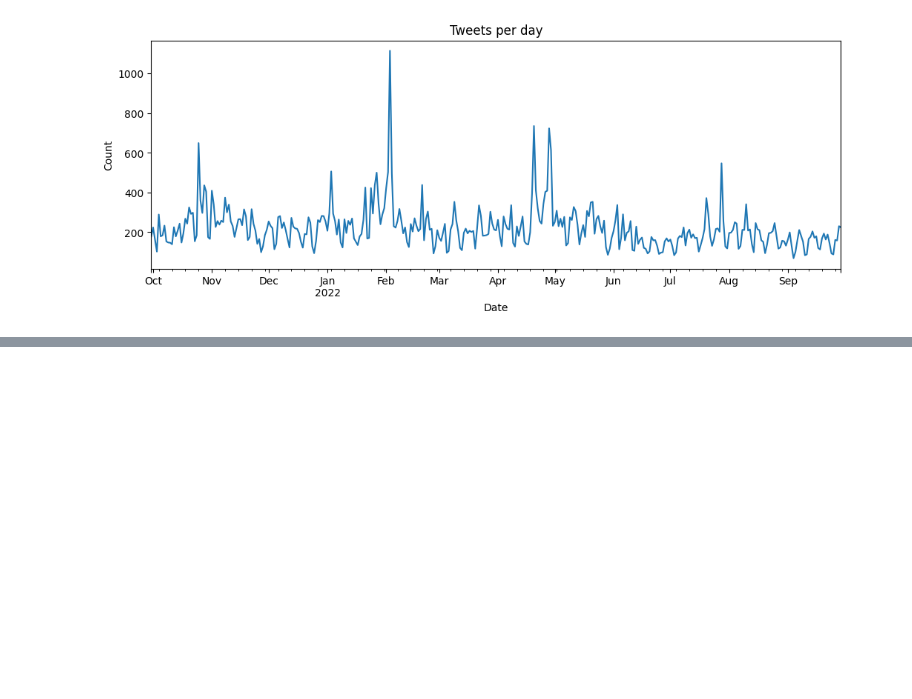
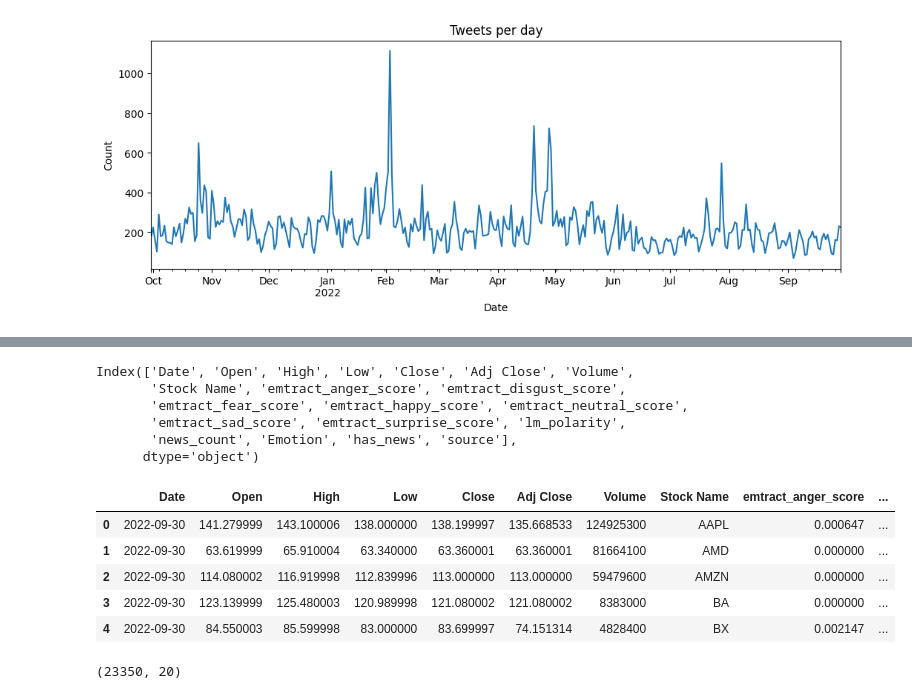
Before and after one commit to Abhinav0909/Stock-Prediction-using-Contrastive-Learning, a Jupyter notebook: Stock Prediction.ipynb, the cells around one changed output, grey strips where cells are left out. Drawn from its saved outputs; the diff is of its cells as text; code cells hidden in the pictures; blank space fills up the shorter version.

```diff
--- a/Stock Prediction.ipynb
+++ b/Stock Prediction.ipynb
@@ -1963,0 +1317,4 @@ Best Baseline Val Accuracy: 0.5526 at epoch 4
+# %%
+df_all.columns = df_all.columns.str.title()
+
+df_all.head()
@@ -1963,0 +1498,13 @@ Best Baseline Val Accuracy: 0.5526 at epoch 4
+# %%
+!pip install pysentiment2 -q
+import pysentiment2 as ps
+lm = ps.LM()
+
+def lm_score(text):
+    if not isinstance(text, str) or not text.strip():
+        return 0.0
+    tokens = lm.tokenize(text)
+    score = lm.get_score(tokens)
+    return score['Polarity']
+
+df_all['lm_polarity'] = df_all['Tweet_Transformed'].apply(lm_score)
@@ -1963,0 +1513,4 @@ Best Baseline Val Accuracy: 0.5526 at epoch 4
+# %%
+# Convert date column into standardized form
+df_all['Date'] = pd.to_datetime(df_all['Date'], utc=True).dt.tz_localize(None).dt.normalize()
+df_all['Stock Name'] = df_all['Stock Name'].astype('string').str.upper()
@@ -1963,0 +1616,22 @@ Best Baseline Val Accuracy: 0.5526 at epoch 4
+# %%
+merged_df1.columns
+# %% [output]
+Index(['Date', 'Open', 'High', 'Low', 'Close', 'Adj Close', 'Volume',
+       'Stock Name', 'emtract_anger_score', 'emtract_disgust_score',
+       'emtract_fear_score', 'emtract_happy_score', 'emtract_neutral_score',
+       'emtract_sad_score', 'emtract_surprise_score', 'lm_polarity',
+       'news_count', 'Emotion', 'has_news', 'source'],
+      dtype='object')
+# %%
+merged_df1.head()
+# %% [output]
+|  | Date | Open | High | Low | Close | Adj Close | Volume | Stock Name | emtract_anger_score | ... |
+| 0 | 2022-09-30 | 141.279999 | 143.100006 | 138.000000 | 138.199997 | 135.668533 | 124925300 | AAPL | 0.000647 | ... |
+| 1 | 2022-09-30 | 63.619999 | 65.910004 | 63.340000 | 63.360001 | 63.360001 | 81664100 | AMD | 0.000000 | ... |
+| 2 | 2022-09-30 | 114.080002 | 116.919998 | 112.839996 | 113.000000 | 113.000000 | 59479600 | AMZN | 0.000000 | ... |
+| 3 | 2022-09-30 | 123.139999 | 125.480003 | 120.989998 | 121.080002 | 121.080002 | 8383000 | BA | 0.000000 | ... |
+| 4 | 2022-09-30 | 84.550003 | 85.599998 | 83.000000 | 83.699997 | 74.151314 | 4828400 | BX | 0.002147 | ... |
+# %%
+merged_df1.shape
+# %% [output]
+(23350, 20)
```
Also changed, not shown: parts of 172 cells of this notebook, 1 other file.
